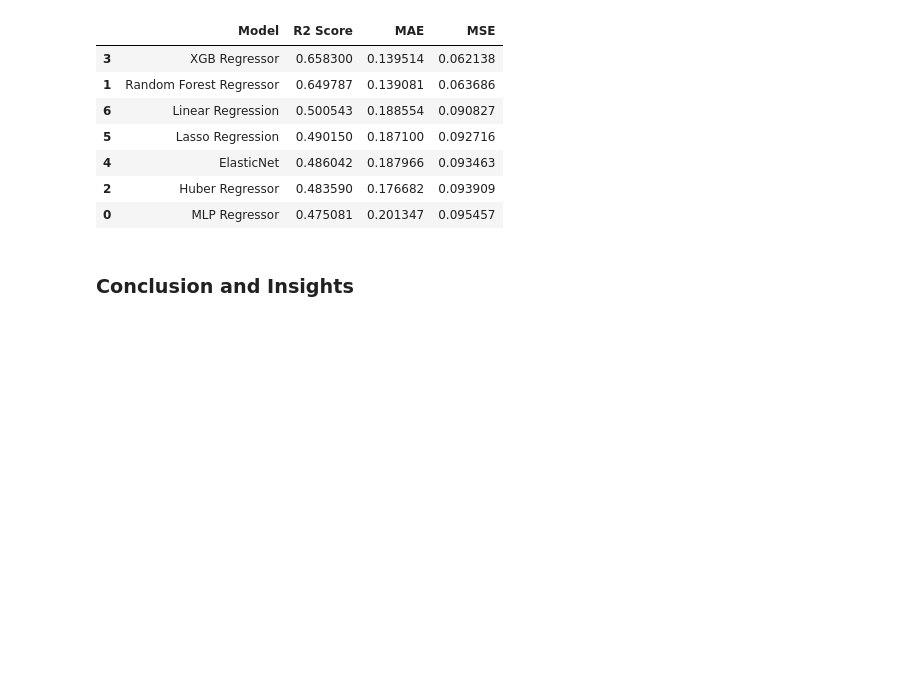
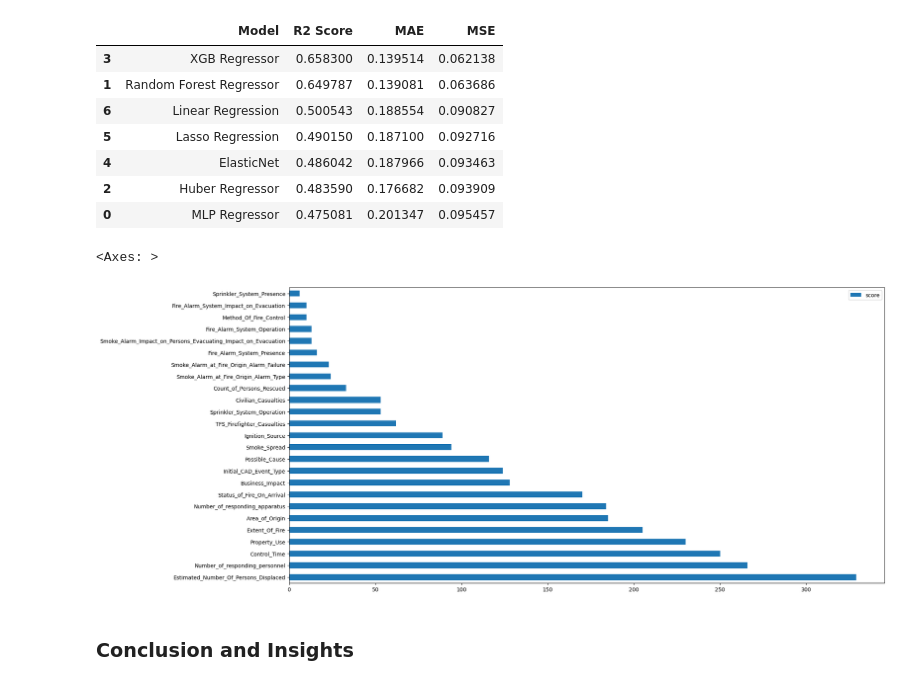
Before and after one commit to mauriliotbs/torontofireincidents, a Jupyter notebook: src/modeling/main_nopipeline.ipynb, the cells around one changed output. Drawn from its saved outputs; the diff is of its cells as text; code cells hidden in the pictures; blank space fills up the shorter version.

Commit message:
Cleaned up markdwn, added abstract + best features

```diff
--- a/src/modeling/main_nopipeline.ipynb
+++ b/src/modeling/main_nopipeline.ipynb
@@ -740,6 +750,25 @@ Sorted Results by R2 Score:
 | 4 | ElasticNet | 0.486042 | 0.187966 | 0.093463 |
 | 2 | Huber Regressor | 0.483590 | 0.176682 | 0.093909 |
 | 0 | MLP Regressor | 0.475081 | 0.201347 | 0.095457 |
+# %%
+best_xgb_model = xgb_cv.best_estimator_  # Access the best XGBoost model from GridSearchCV
+
+# Retrieve feature importance scores from the best XGBoost model
+feature_importance = best_xgb_model.get_booster().get_score(importance_type='weight')
+
+# Extract keys (feature names) and values (importance scores) from the feature importance dictionary
+keys = list(feature_importance.keys())
+values = list(feature_importance.values())
+
+# Create a DataFrame to visualize the top 40 features by importance
+data = pd.DataFrame(data=values, index=keys, columns=["score"])
+top_features = data.nlargest(40, columns="score")
+
+# Plot the top 40 features by importance in a horizontal bar chart
+top_features.plot(kind='barh', figsize=(20, 10))
+# %% [output]
+<Axes: >
+[figure, added]
 # %% [markdown]
 ### Conclusion and Insights
 # %% [markdown]
```
Also changed, not shown: parts of 2 cells of this notebook.
